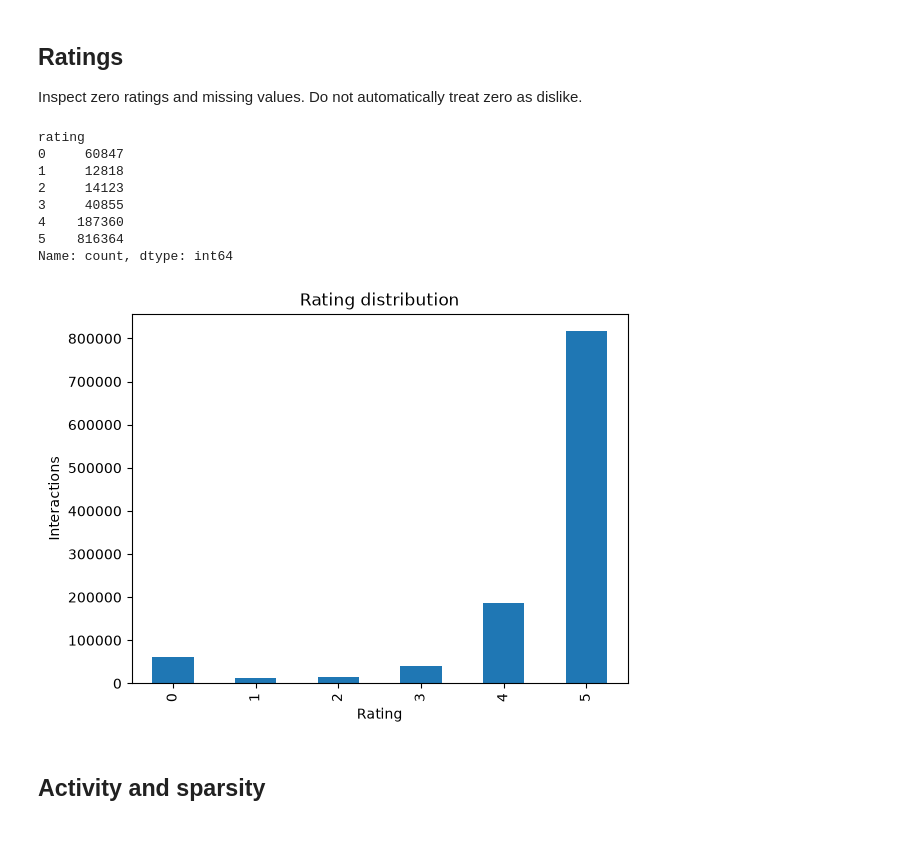
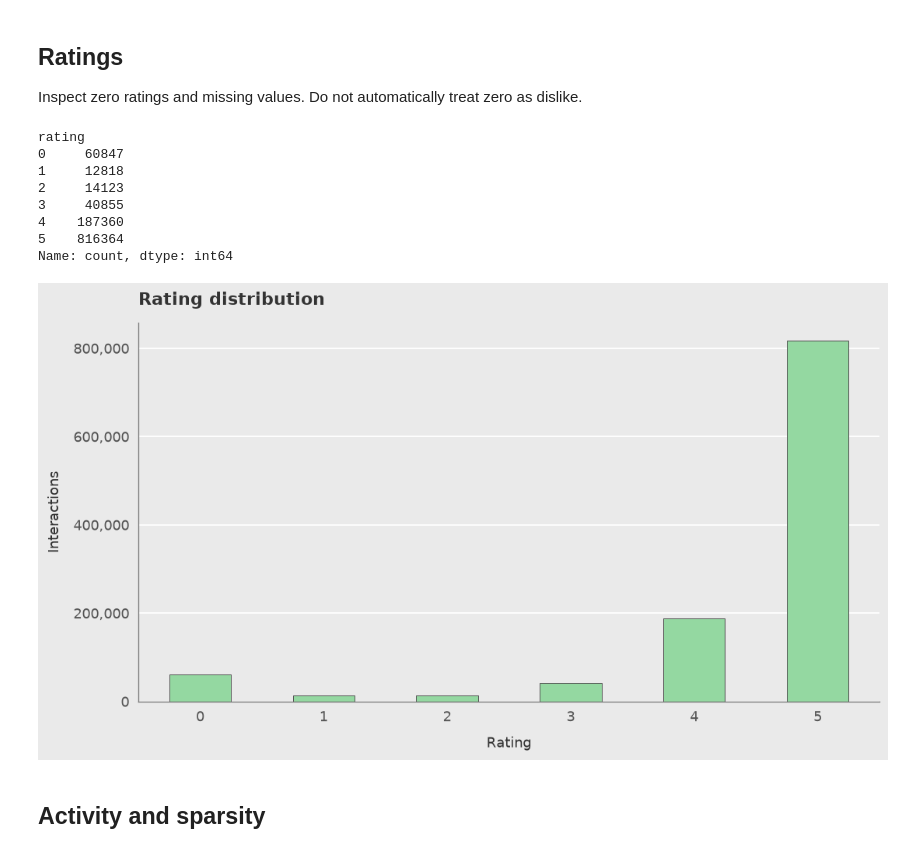
Before and after one commit to mihikabairathi/ml_in_practice_project, a Jupyter notebook: notebooks/eda.ipynb, the cells around one changed output. Cells and saved outputs as stored; diff of their text form; code cells hidden in the pictures.

Commit message:
Refresh EDA chart axes and palette

```diff
--- a/notebooks/eda.ipynb
+++ b/notebooks/eda.ipynb
@@ -78,18 +149,23 @@ Unmatched recipe references: 0
 Inspect zero ratings and missing values. Do not automatically treat zero as dislike.
 # %%
 display(interactions["rating"].value_counts(dropna=False).sort_index())
-interactions["rating"].value_counts().sort_index().plot.bar(title="Rating distribution", xlabel="Rating", ylabel="Interactions")
+fig, ax = plt.subplots(layout="constrained")
+interactions["rating"].value_counts().sort_index().plot.bar(
+    ax=ax, title="Rating distribution", xlabel="Rating", color=MINT,
+    edgecolor="#555555", linewidth=0.6, rot=0,
+)
+format_axis(ax, "Interactions", dates=False)
 plt.show()
 # %% [output]
 rating
 0     60847
 1     12818
 2     14123
 3     40855
 4    187360
 5    816364
 Name: count, dtype: int64
-[figure, old version]
+[figure, new version]
 # %% [markdown]
 ## Activity and sparsity
 # %%
```
Also changed, not shown: parts of 4 cells of this notebook.
